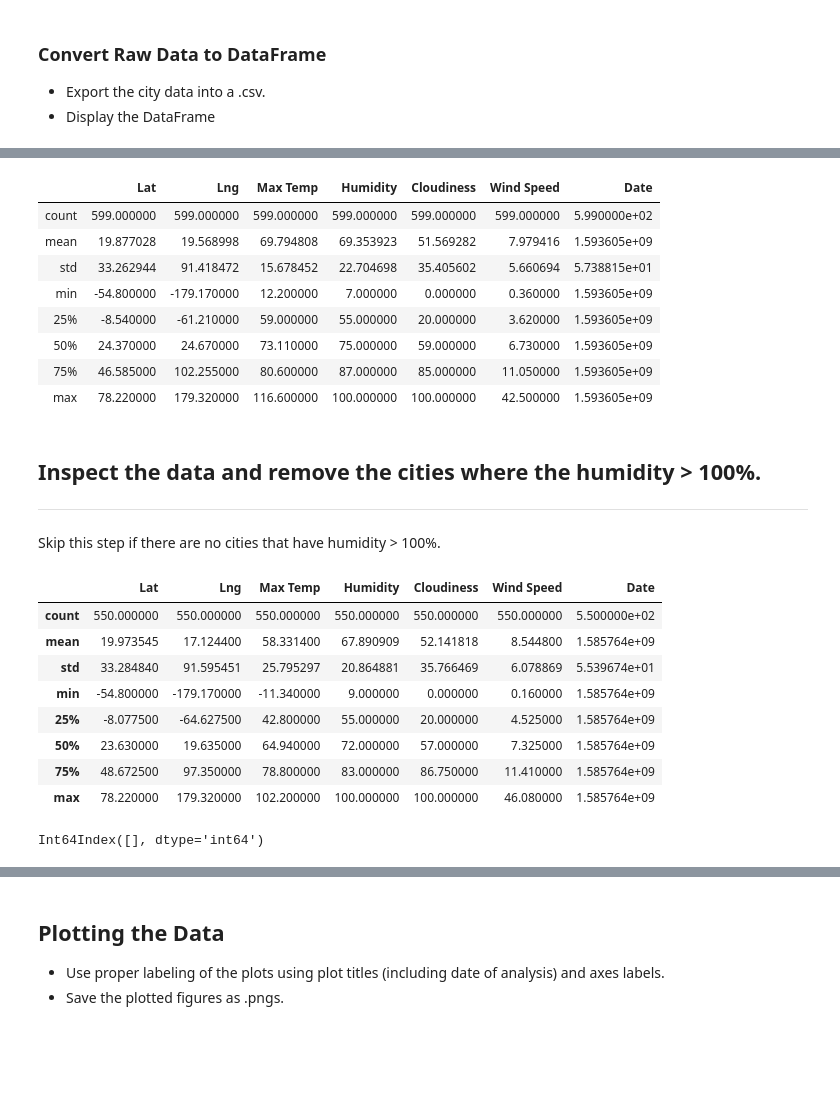
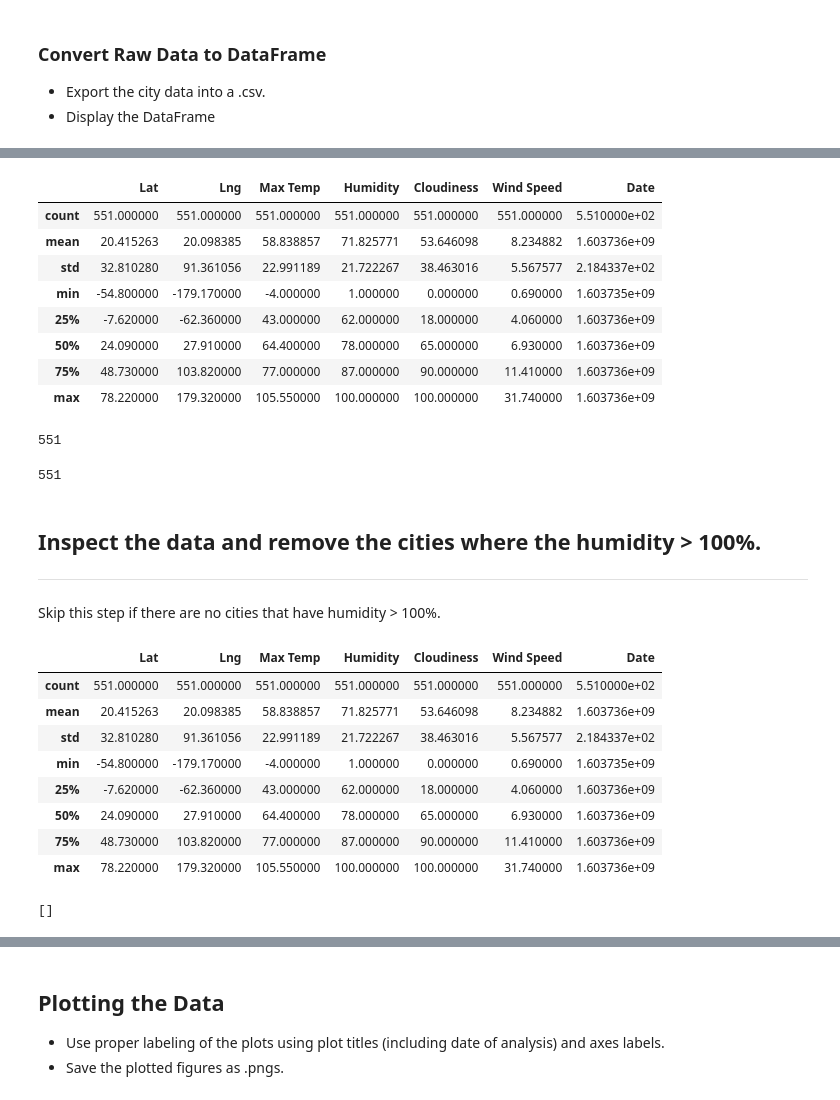
Before and after one commit to MikeEjike/Python-api-challenge, a Jupyter notebook: starter_code/WeatherPy.ipynb, the cells around one changed output, grey strips where cells are left out. Saved outputs shown, nothing was run; the diff lists cells and outputs as text; code cells hidden in the pictures; blank space fills up the shorter version.

```diff
--- a/starter_code/WeatherPy.ipynb
+++ b/starter_code/WeatherPy.ipynb
@@ -62,6 +62,7 @@ city
 url = "http://api.openweathermap.org/data/2.5/weather?"
 units = "imperial"
 
+found_city = []
 lat = []
 lng = []
 max_temp = []
@@ -75,10 +76,11 @@ date = []
 
 print('Beginning Data Retrieval\n -----------------------------')
 for city in cities:
-    time.sleep(2)
+    time.sleep(1)
     query_url = f"{url}appid={weather_api_key}&units={units}&q="
     response = requests.get(query_url + city).json()
     try:
+        found_city.append(response['name'])
         lat.append(response['coord']['lat'])
         lng.append(response['coord']['lon'])
         max_temp.append(response['main']['temp_max'])
@@ -129,17 +115,18 @@ Data Retrieval Complete
 * Export the city data into a .csv.
 * Display the DataFrame
 # %%
-# city_data_df = pd.DataFrame({'City': cities,
-#                              'Lat': lat,
-#                              'Lng': lng,
-#                              'Max Temp': max_temp,
-#                              'Humidity': humidity,
-#                              'Cloudiness': cloudiness,
-#                              'Wind Speed': wind_speed,
-#                              'Country': country,
-#                              'Date': date})
 
+city_data_df = pd.DataFrame({'City': found_city,
+                             'Lat': lat,
+                             'Lng': lng,
+                             'Max Temp': max_temp,
+                             'Humidity': humidity,
+                             'Cloudiness': cloudiness,
+                             'Wind Speed': wind_speed,
+                             'Country': country,
+                             'Date': date})
 
-# city_data_df.to_csv(output_data_file)
-# city_data_df.head()
+output_city_data = city_data_df.set_index("City")
+output_city_data.to_csv(output_data_file)
+city_data_df.head()
 # %% [output]
@@ -148,37 +140,47 @@ Data Retrieval Complete
 city_data_df.describe()
 # %% [output]
 |  | Lat | Lng | Max Temp | Humidity | Cloudiness | Wind Speed | Date |
-| count | 599.000000 | 599.000000 | 599.000000 | 599.000000 | 599.000000 | 599.000000 | 5.990000e+02 |
-| mean | 19.877028 | 19.568998 | 69.794808 | 69.353923 | 51.569282 | 7.979416 | 1.593605e+09 |
-| std | 33.262944 | 91.418472 | 15.678452 | 22.704698 | 35.405602 | 5.660694 | 5.738815e+01 |
-| min | -54.800000 | -179.170000 | 12.200000 | 7.000000 | 0.000000 | 0.360000 | 1.593605e+09 |
-| 25% | -8.540000 | -61.210000 | 59.000000 | 55.000000 | 20.000000 | 3.620000 | 1.593605e+09 |
-| 50% | 24.370000 | 24.670000 | 73.110000 | 75.000000 | 59.000000 | 6.730000 | 1.593605e+09 |
-| 75% | 46.585000 | 102.255000 | 80.600000 | 87.000000 | 85.000000 | 11.050000 | 1.593605e+09 |
-| max | 78.220000 | 179.320000 | 116.600000 | 100.000000 | 100.000000 | 42.500000 | 1.593605e+09 |
+| count | 551.000000 | 551.000000 | 551.000000 | 551.000000 | 551.000000 | 551.000000 | 5.510000e+02 |
+| mean | 20.415263 | 20.098385 | 58.838857 | 71.825771 | 53.646098 | 8.234882 | 1.603736e+09 |
+| std | 32.810280 | 91.361056 | 22.991189 | 21.722267 | 38.463016 | 5.567577 | 2.184337e+02 |
+| min | -54.800000 | -179.170000 | -4.000000 | 1.000000 | 0.000000 | 0.690000 | 1.603735e+09 |
+| 25% | -7.620000 | -62.360000 | 43.000000 | 62.000000 | 18.000000 | 4.060000 | 1.603736e+09 |
+| 50% | 24.090000 | 27.910000 | 64.400000 | 78.000000 | 65.000000 | 6.930000 | 1.603736e+09 |
+| 75% | 48.730000 | 103.820000 | 77.000000 | 87.000000 | 90.000000 | 11.410000 | 1.603736e+09 |
+| max | 78.220000 | 179.320000 | 105.550000 | 100.000000 | 100.000000 | 31.740000 | 1.603736e+09 |
+# %%
+len(city_data_df)
+# %% [output]
+551
+# %%
+city_data_humid_df = city_data_df[city_data_df['Humidity'] <= 100]
+# city_data_humid_df.drop(city_data_df[city_data_df['Humidity'] > 10].index, inplace=True)
+len(city_data_humid_df)
+# %% [output]
+551
 # %% [markdown]
 ## Inspect the data and remove the cities where the humidity > 100%.
 ----
 Skip this step if there are no cities that have humidity > 100%.
 # %%
-city_data_humid_df = city_data_df[city_data_df['Humidity'] > 10]
+city_data_humid_df = city_data_df[city_data_df['Humidity'] <= 100]
 # city_data_humid_df.drop(city_data_df[city_data_df['Humidity'] > 10].index, inplace=True)
 city_data_humid_df.describe()
 # %% [output]
 |  | Lat | Lng | Max Temp | Humidity | Cloudiness | Wind Speed | Date |
-| count | 550.000000 | 550.000000 | 550.000000 | 550.000000 | 550.000000 | 550.000000 | 5.500000e+02 |
-| mean | 19.973545 | 17.124400 | 58.331400 | 67.890909 | 52.141818 | 8.544800 | 1.585764e+09 |
-| std | 33.284840 | 91.595451 | 25.795297 | 20.864881 | 35.766469 | 6.078869 | 5.539674e+01 |
-| min | -54.800000 | -179.170000 | -11.340000 | 9.000000 | 0.000000 | 0.160000 | 1.585764e+09 |
-| 25% | -8.077500 | -64.627500 | 42.800000 | 55.000000 | 20.000000 | 4.525000 | 1.585764e+09 |
-| 50% | 23.630000 | 19.635000 | 64.940000 | 72.000000 | 57.000000 | 7.325000 | 1.585764e+09 |
-| 75% | 48.672500 | 97.350000 | 78.800000 | 83.000000 | 86.750000 | 11.410000 | 1.585764e+09 |
-| max | 78.220000 | 179.320000 | 102.200000 | 100.000000 | 100.000000 | 46.080000 | 1.585764e+09 |
+| count | 551.000000 | 551.000000 | 551.000000 | 551.000000 | 551.000000 | 551.000000 | 5.510000e+02 |
+| mean | 20.415263 | 20.098385 | 58.838857 | 71.825771 | 53.646098 | 8.234882 | 1.603736e+09 |
+| std | 32.810280 | 91.361056 | 22.991189 | 21.722267 | 38.463016 | 5.567577 | 2.184337e+02 |
+| min | -54.800000 | -179.170000 | -4.000000 | 1.000000 | 0.000000 | 0.690000 | 1.603735e+09 |
+| 25% | -7.620000 | -62.360000 | 43.000000 | 62.000000 | 18.000000 | 4.060000 | 1.603736e+09 |
+| 50% | 24.090000 | 27.910000 | 64.400000 | 78.000000 | 65.000000 | 6.930000 | 1.603736e+09 |
+| 75% | 48.730000 | 103.820000 | 77.000000 | 87.000000 | 90.000000 | 11.410000 | 1.603736e+09 |
+| max | 78.220000 | 179.320000 | 105.550000 | 100.000000 | 100.000000 | 31.740000 | 1.603736e+09 |
 # %%
 #  Get the indices of cities that have humidity over 100%.
-list(data_top.index)
+list(city_data_df[city_data_df['Humidity'] > 100] .index)
 # %% [output]
-Int64Index([], dtype='int64')
+[]
 # %%
 # Make a new DataFrame equal to the city data to drop all humidity outliers by index.
 # Passing "inplace=False" will make a copy of the city_data DataFrame, which we call "clean_city_data".
```
Also changed, not shown: parts of 32 cells of this notebook, 2 other files.
